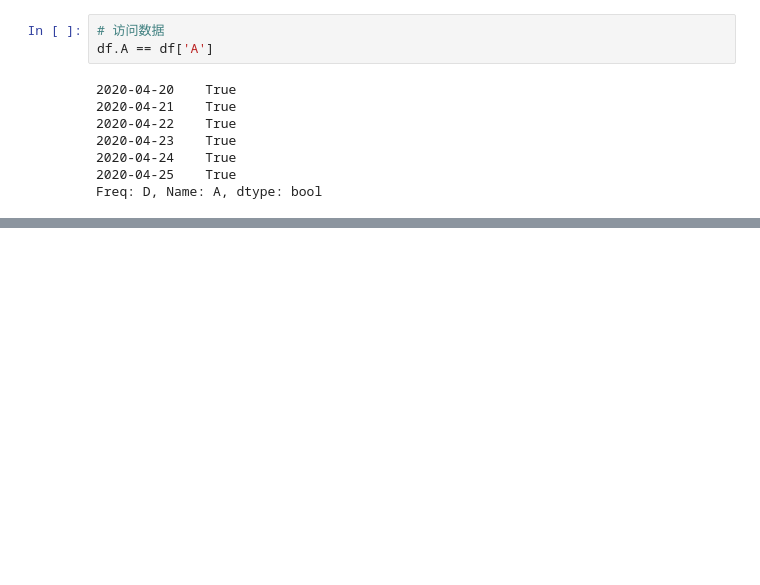
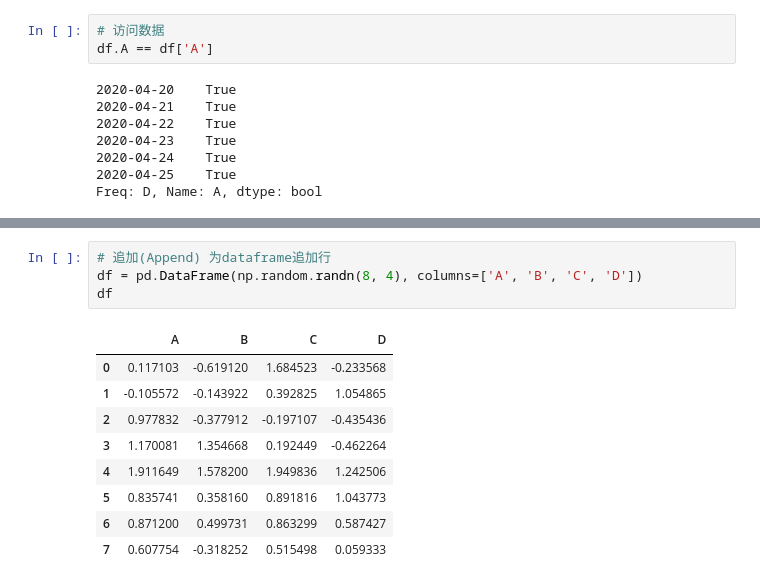
Before and after one commit to heyhpython/PythonPrivatePlot, a Jupyter notebook: package_everyweek/package_pandas/readme.ipynb, the cells around one changed output, grey strips where cells are left out. Saved outputs shown, nothing was run; the diff lists cells and outputs as text; blank space fills up the shorter version.

```diff
--- a/package_everyweek/package_pandas/readme.ipynb
+++ b/package_everyweek/package_pandas/readme.ipynb
@@ -104,0 +413,14 @@ df[0:3]
+# %%
+# 追加(Append) 为dataframe追加行
+df = pd.DataFrame(np.random.randn(8, 4), columns=['A', 'B', 'C', 'D'])
+df
+# %% [output]
+|  | A | B | C | D |
+| 0 | 0.117103 | -0.619120 | 1.684523 | -0.233568 |
+| 1 | -0.105572 | -0.143922 | 0.392825 | 1.054865 |
+| 2 | 0.977832 | -0.377912 | -0.197107 | -0.435436 |
+| 3 | 1.170081 | 1.354668 | 0.192449 | -0.462264 |
+| 4 | 1.911649 | 1.578200 | 1.949836 | 1.242506 |
+| 5 | 0.835741 | 0.358160 | 0.891816 | 1.043773 |
+| 6 | 0.871200 | 0.499731 | 0.863299 | 0.587427 |
+| 7 | 0.607754 | -0.318252 | 0.515498 | 0.059333 |
```
Also changed, not shown: parts of 41 cells of this notebook, 5 other files.
